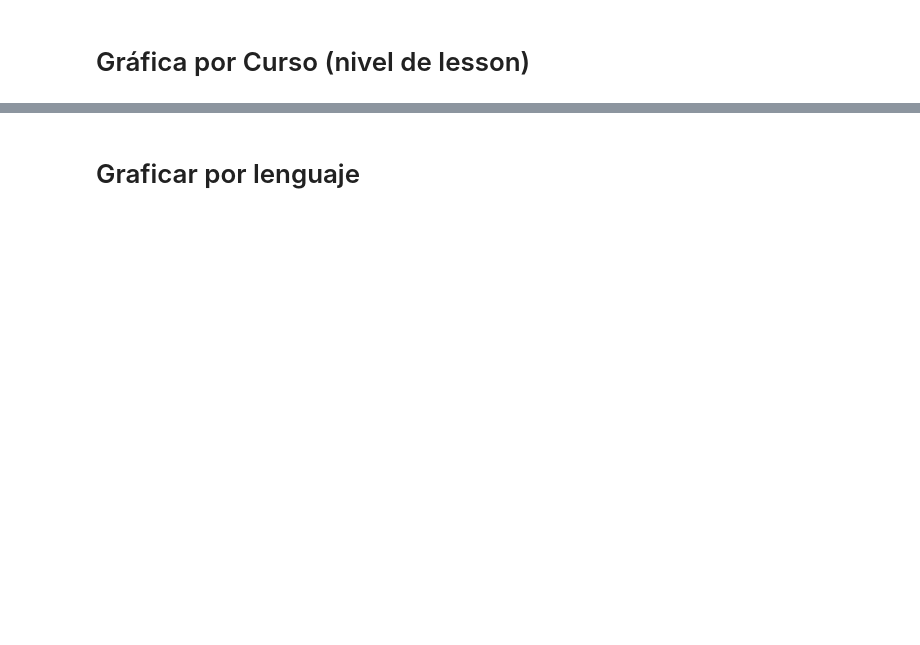
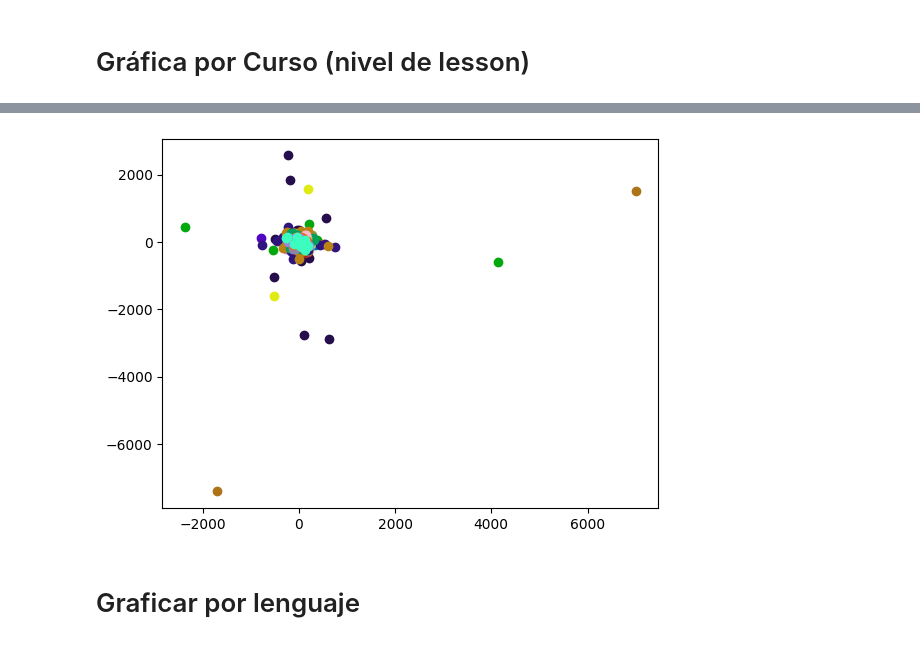
Before and after one commit to jcsanguino10/analisis_traducciones, a Jupyter notebook: lessons_graph.ipynb, the cells around one changed output, grey strips where cells are left out. Saved outputs shown, nothing was run; the diff lists cells and outputs as text; code cells hidden in the pictures; blank space fills up the shorter version.

```diff
--- a/lessons_graph.ipynb
+++ b/lessons_graph.ipynb
@@ -124,13 +193,16 @@ colors_dict = dict(colors_for_course)
 # %%
 import matplotlib.pyplot as plt
-
-for (course_name, language), vectors in pca_vectors:
+i = 0
+for (course_name, language), vectors in tsne_vectors:
     if language == 'google':
         continue
-    print(course_name)
+    # print(course_name)
+    # print(language)
     x = list(map(lambda x: x[0], vectors))
     y = list(map(lambda x: x[1], vectors))
     plt.scatter(x, y, color=colors_dict[course_name])
+# %% [output]
+[figure, added]
 # %% [markdown]
 # Graficar por lenguaje
 # %%
```
Also changed, not shown: parts of 16 cells of this notebook, 5 other files.
